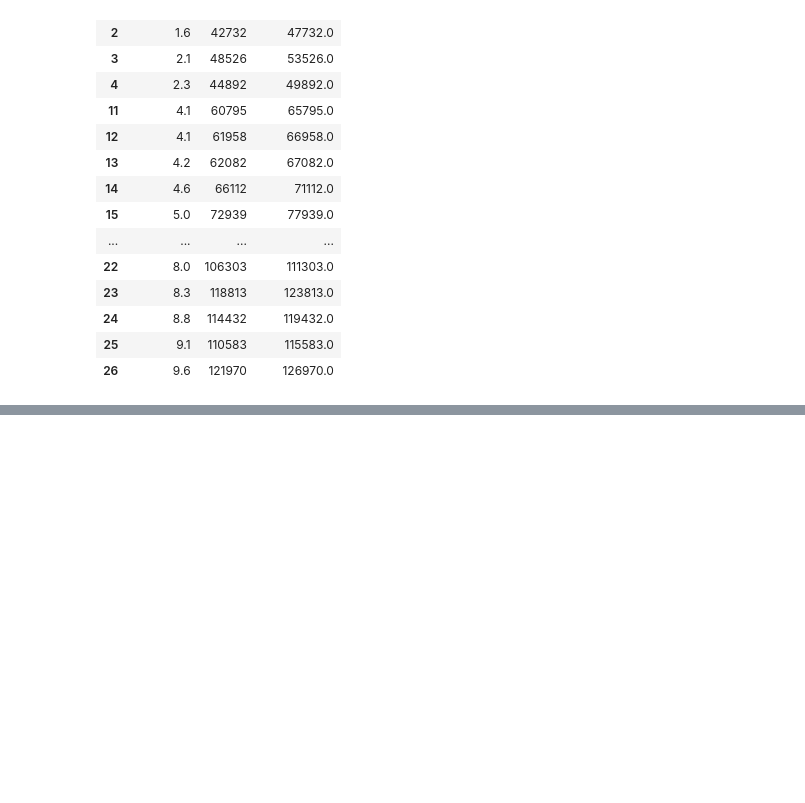
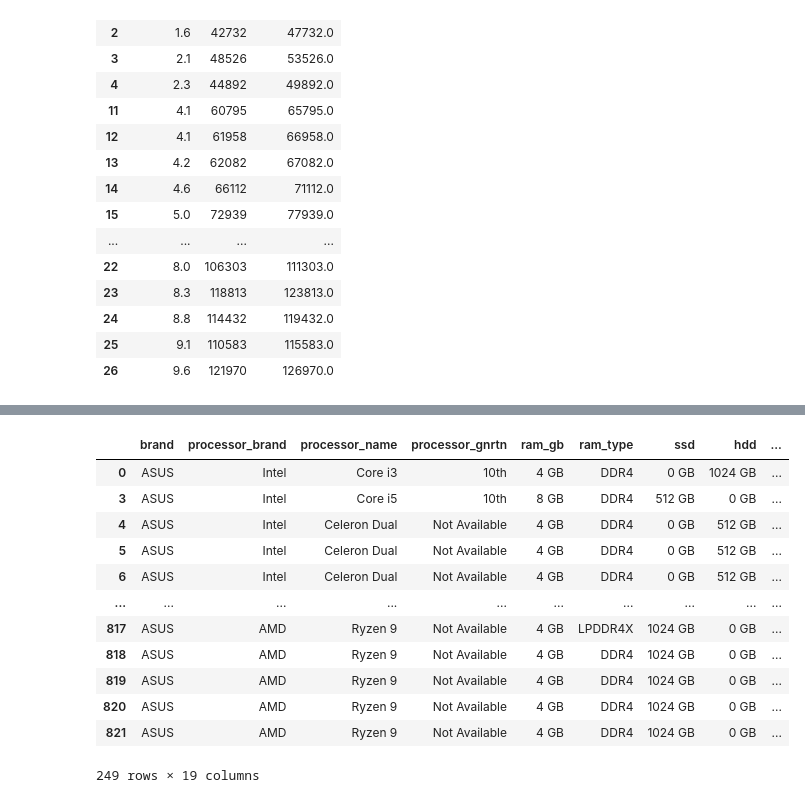
Before and after one commit to jaikrishann/Python_code, a Jupyter notebook: python module/pandas_file.ipynb, the cells around one changed output, grey strips where cells are left out. Drawn from its saved outputs; the diff is of its cells as text; code cells hidden in the pictures; blank space fills up the shorter version.

```diff
--- a/python module/pandas_file.ipynb
+++ b/python module/pandas_file.ipynb
@@ -1436,0 +1572,18 @@ salary
+# %%
+brand_group = df.groupby('brand')
+# %%
+brand_group.get_group('ASUS')
+# %% [output]
+|  | brand | processor_brand | processor_name | processor_gnrtn | ram_gb | ram_type | ssd | hdd | ... |
+| 0 | ASUS | Intel | Core i3 | 10th | 4 GB | DDR4 | 0 GB | 1024 GB | ... |
+| 3 | ASUS | Intel | Core i5 | 10th | 8 GB | DDR4 | 512 GB | 0 GB | ... |
+| 4 | ASUS | Intel | Celeron Dual | Not Available | 4 GB | DDR4 | 0 GB | 512 GB | ... |
+| 5 | ASUS | Intel | Celeron Dual | Not Available | 4 GB | DDR4 | 0 GB | 512 GB | ... |
+| 6 | ASUS | Intel | Celeron Dual | Not Available | 4 GB | DDR4 | 0 GB | 512 GB | ... |
+| ... | ... | ... | ... | ... | ... | ... | ... | ... | ... |
+| 817 | ASUS | AMD | Ryzen 9 | Not Available | 4 GB | LPDDR4X | 1024 GB | 0 GB | ... |
+| 818 | ASUS | AMD | Ryzen 9 | Not Available | 4 GB | DDR4 | 1024 GB | 0 GB | ... |
+| 819 | ASUS | AMD | Ryzen 9 | Not Available | 4 GB | DDR4 | 1024 GB | 0 GB | ... |
+| 820 | ASUS | AMD | Ryzen 9 | Not Available | 4 GB | DDR4 | 1024 GB | 0 GB | ... |
+| 821 | ASUS | AMD | Ryzen 9 | Not Available | 4 GB | DDR4 | 1024 GB | 0 GB | ... |
+249 rows × 19 columns
```
Also changed, not shown: parts of 31 cells of this notebook.
